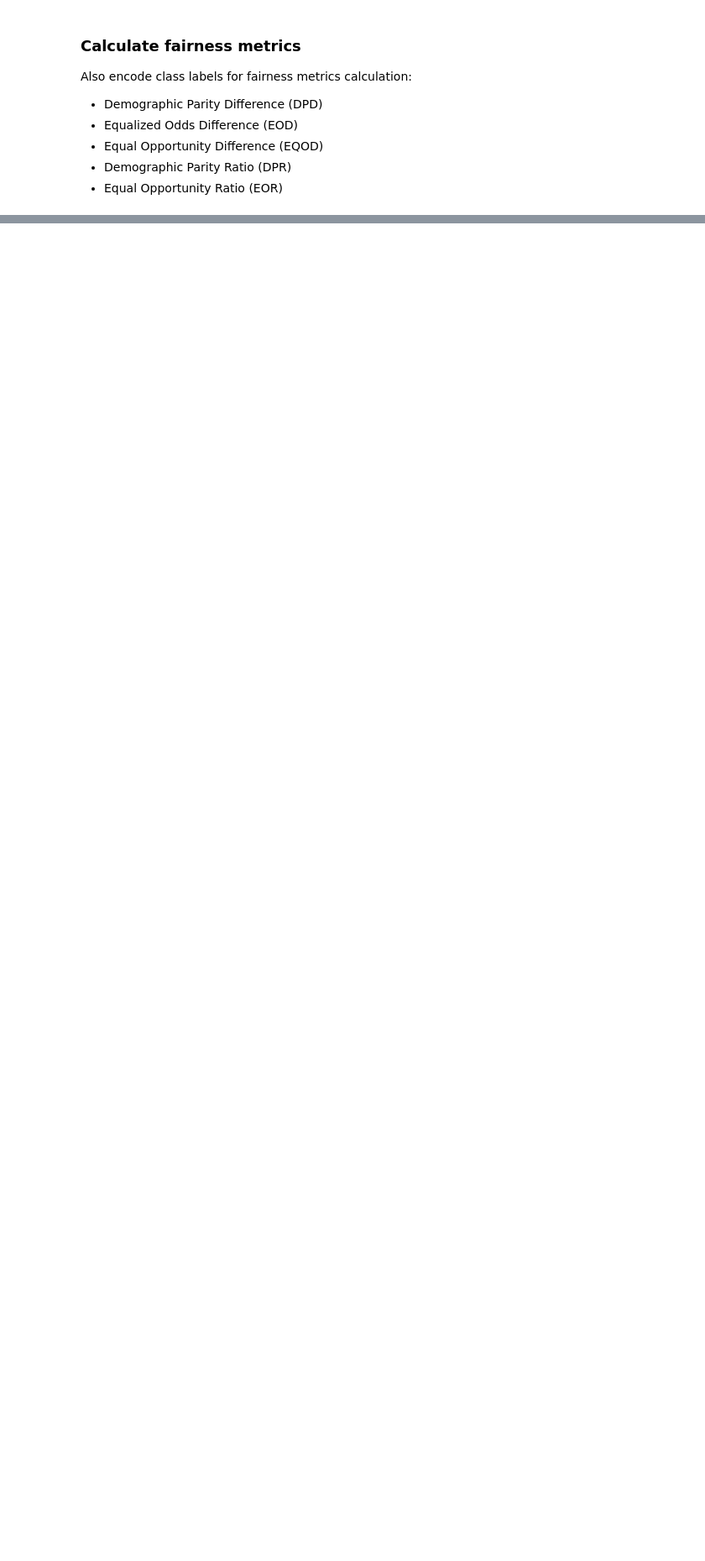
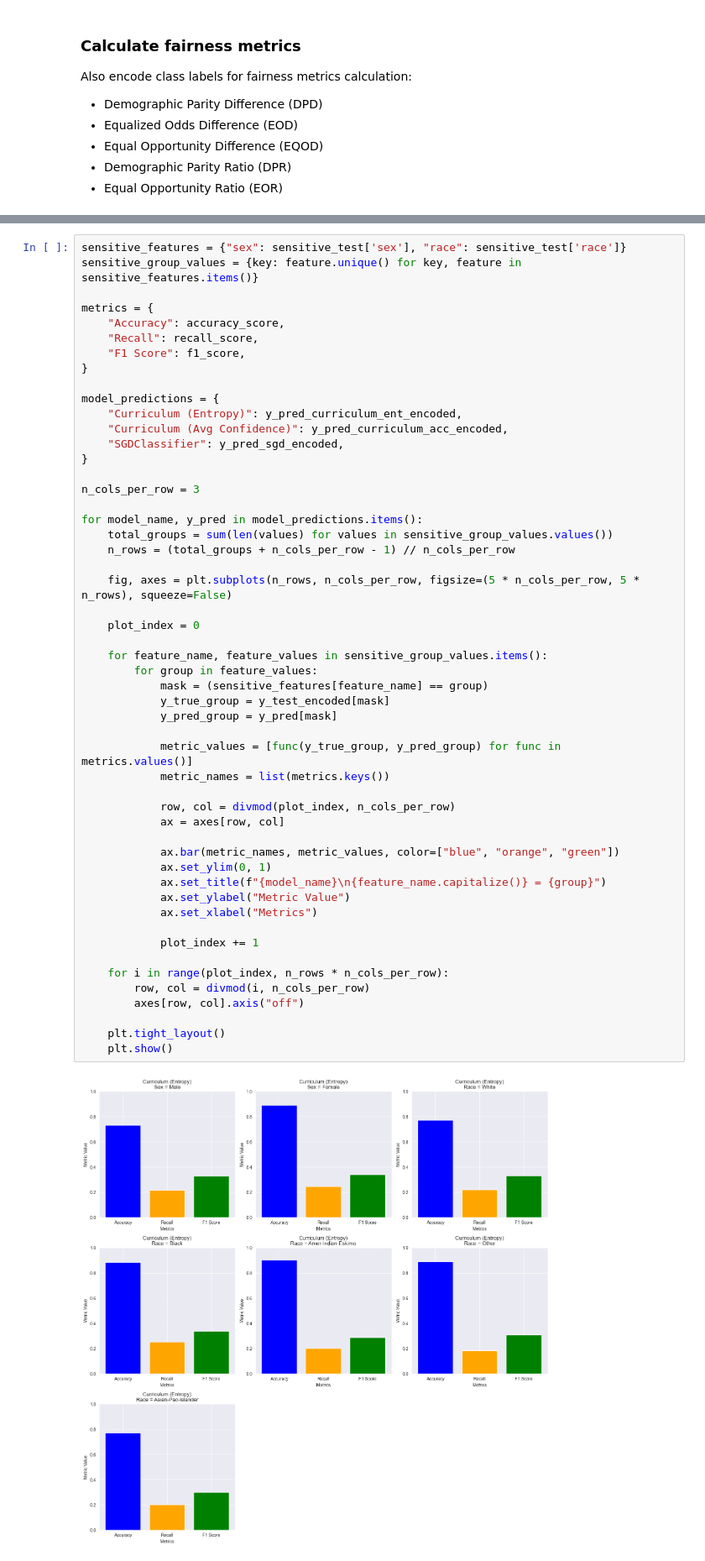
Before and after one commit to sustertine/curriculum-classifier, a Jupyter notebook: notebooks/demo.ipynb, the cells around one changed output, grey strips where cells are left out. Shown at 84% size. Drawn from its saved outputs; the diff is of its cells as text; blank space fills up the shorter version.

```diff
--- a/notebooks/demo.ipynb
+++ b/notebooks/demo.ipynb
@@ -429,0 +634,54 @@ plt.show()
+# %%
+sensitive_features = {"sex": sensitive_test['sex'], "race": sensitive_test['race']}
+sensitive_group_values = {key: feature.unique() for key, feature in sensitive_features.items()}
+
+metrics = {
+    "Accuracy": accuracy_score,
+    "Recall": recall_score,
+    "F1 Score": f1_score,
+}
+
+model_predictions = {
+    "Curriculum (Entropy)": y_pred_curriculum_ent_encoded,
+    "Curriculum (Avg Confidence)": y_pred_curriculum_acc_encoded,
+    "SGDClassifier": y_pred_sgd_encoded,
+}
+
+n_cols_per_row = 3
+
+for model_name, y_pred in model_predictions.items():
+    total_groups = sum(len(values) for values in sensitive_group_values.values())
+    n_rows = (total_groups + n_cols_per_row - 1) // n_cols_per_row
+
+    fig, axes = plt.subplots(n_rows, n_cols_per_row, figsize=(5 * n_cols_per_row, 5 * n_rows), squeeze=False)
+
+    plot_index = 0
+
+    for feature_name, feature_values in sensitive_group_values.items():
+        for group in feature_values:
+            mask = (sensitive_features[feature_name] == group)
+            y_true_group = y_test_encoded[mask]
+            y_pred_group = y_pred[mask]
+
+            metric_values = [func(y_true_group, y_pred_group) for func in metrics.values()]
+            metric_names = list(metrics.keys())
+
+            row, col = divmod(plot_index, n_cols_per_row)
+            ax = axes[row, col]
+
+            ax.bar(metric_names, metric_values, color=["blue", "orange", "green"])
+            ax.set_ylim(0, 1)
+            ax.set_title(f"{model_name}\n{feature_name.capitalize()} = {group}")
+            ax.set_ylabel("Metric Value")
+            ax.set_xlabel("Metrics")
+
+            plot_index += 1
+
+    for i in range(plot_index, n_rows * n_cols_per_row):
+        row, col = divmod(i, n_cols_per_row)
+        axes[row, col].axis("off")
+
+    plt.tight_layout()
+    plt.show()
+# %% [output]
+[figure, added]
```
Also changed, not shown: parts of 8 cells of this notebook.
